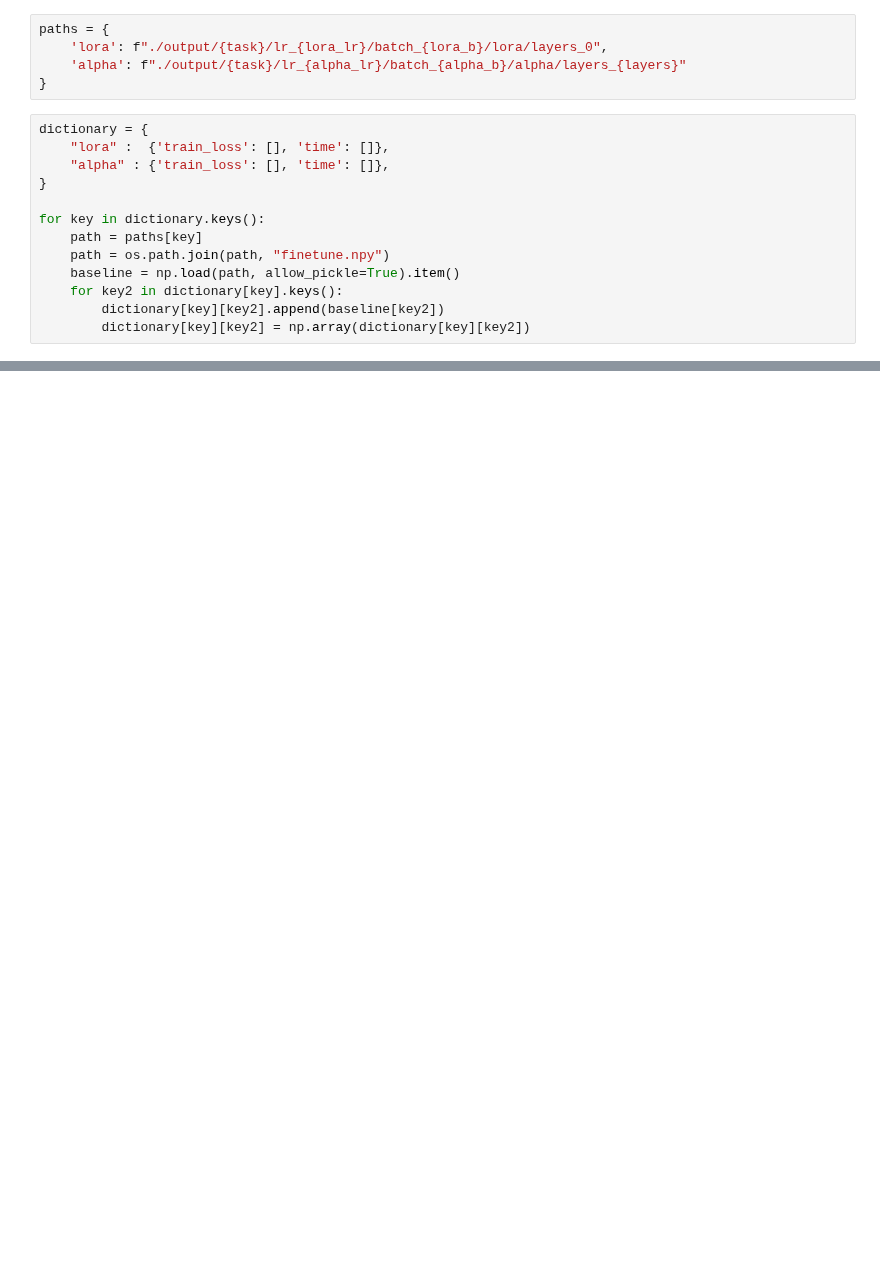
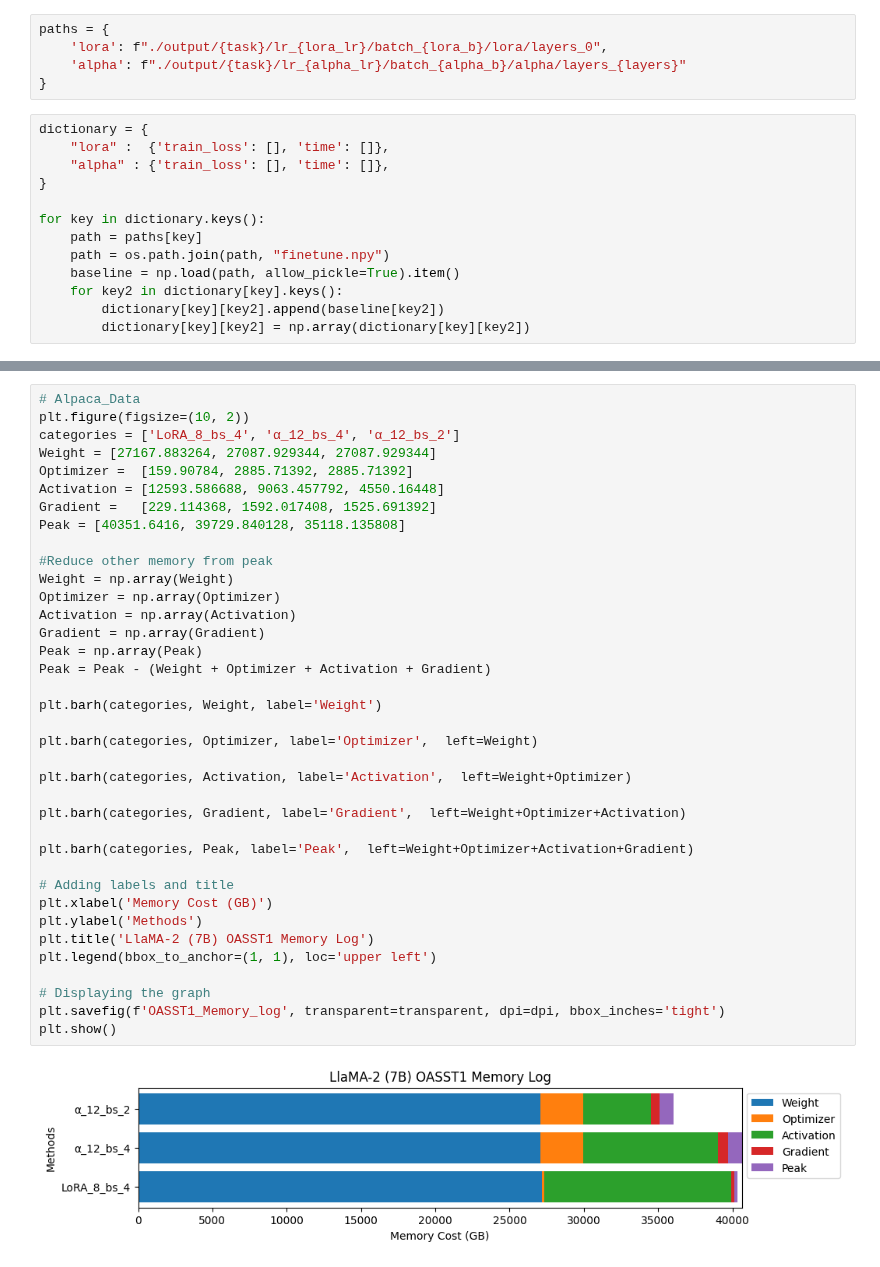
Before and after one commit to RpM-Kinshuk/SelectiveFT, a Jupyter notebook: Plots.ipynb, the cells around one changed output, grey strips where cells are left out. Drawn from its saved outputs; the diff is of its cells as text; blank space fills up the shorter version.

```diff
--- a/Plots.ipynb
+++ b/Plots.ipynb
@@ -102,0 +370,39 @@ Peak memory      : 35976.432128 MB
+# %%
+# Alpaca_Data
+plt.figure(figsize=(10, 2))
+categories = ['LoRA_8_bs_4', 'α_12_bs_4', 'α_12_bs_2']
+Weight = [27167.883264, 27087.929344, 27087.929344]
+Optimizer =  [159.90784, 2885.71392, 2885.71392]
+Activation = [12593.586688, 9063.457792, 4550.16448]
+Gradient =   [229.114368, 1592.017408, 1525.691392]
+Peak = [40351.6416, 39729.840128, 35118.135808]
+
+#Reduce other memory from peak
+Weight = np.array(Weight)
+Optimizer = np.array(Optimizer)
+Activation = np.array(Activation)
+Gradient = np.array(Gradient)
+Peak = np.array(Peak)
+Peak = Peak - (Weight + Optimizer + Activation + Gradient)
+
+plt.barh(categories, Weight, label='Weight')
+
+plt.barh(categories, Optimizer, label='Optimizer',  left=Weight)
+
+plt.barh(categories, Activation, label='Activation',  left=Weight+Optimizer)
+
+plt.barh(categories, Gradient, label='Gradient',  left=Weight+Optimizer+Activation)
+
+plt.barh(categories, Peak, label='Peak',  left=Weight+Optimizer+Activation+Gradient)
+
+# Adding labels and title
+plt.xlabel('Memory Cost (GB)')
+plt.ylabel('Methods')
+plt.title('LlaMA-2 (7B) OASST1 Memory Log')
+plt.legend(bbox_to_anchor=(1, 1), loc='upper left')
+
+# Displaying the graph
+plt.savefig(f'OASST1_Memory_log', transparent=transparent, dpi=dpi, bbox_inches='tight')
+plt.show()
+# %% [output]
+[figure, added]
```
Also changed, not shown: parts of 5 cells of this notebook.
